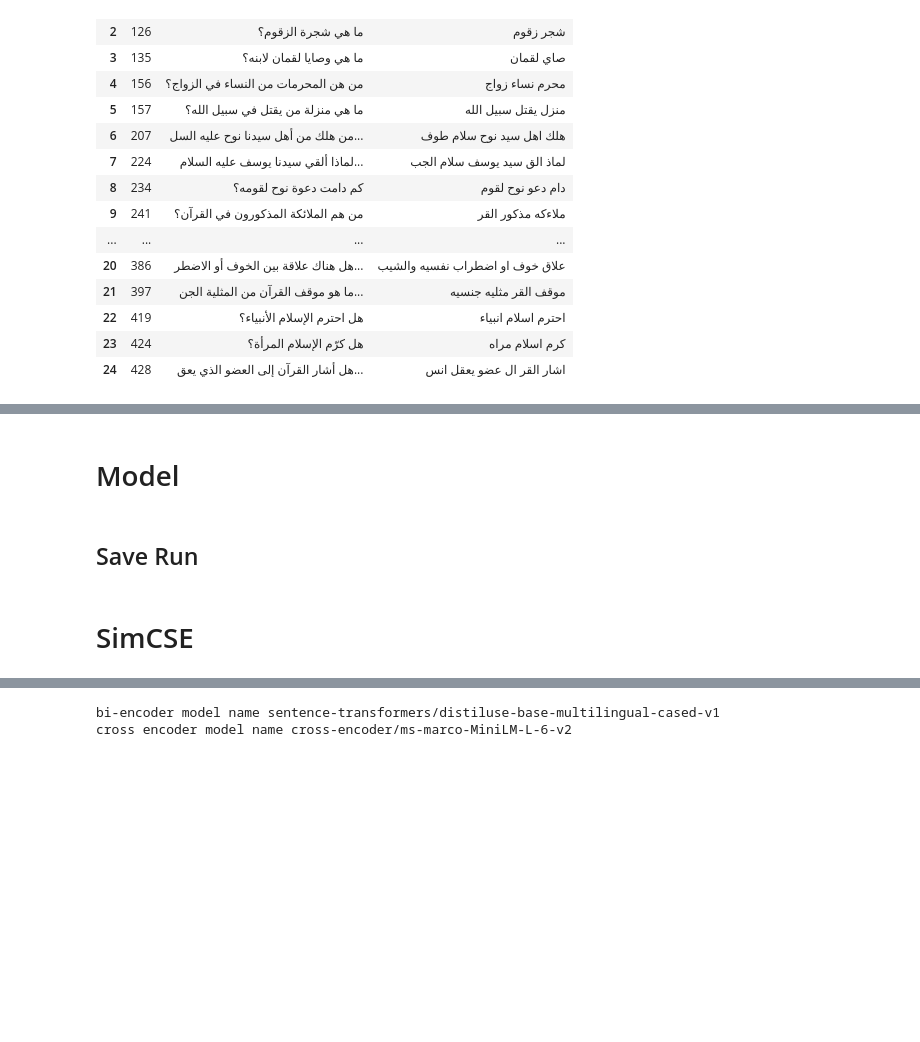
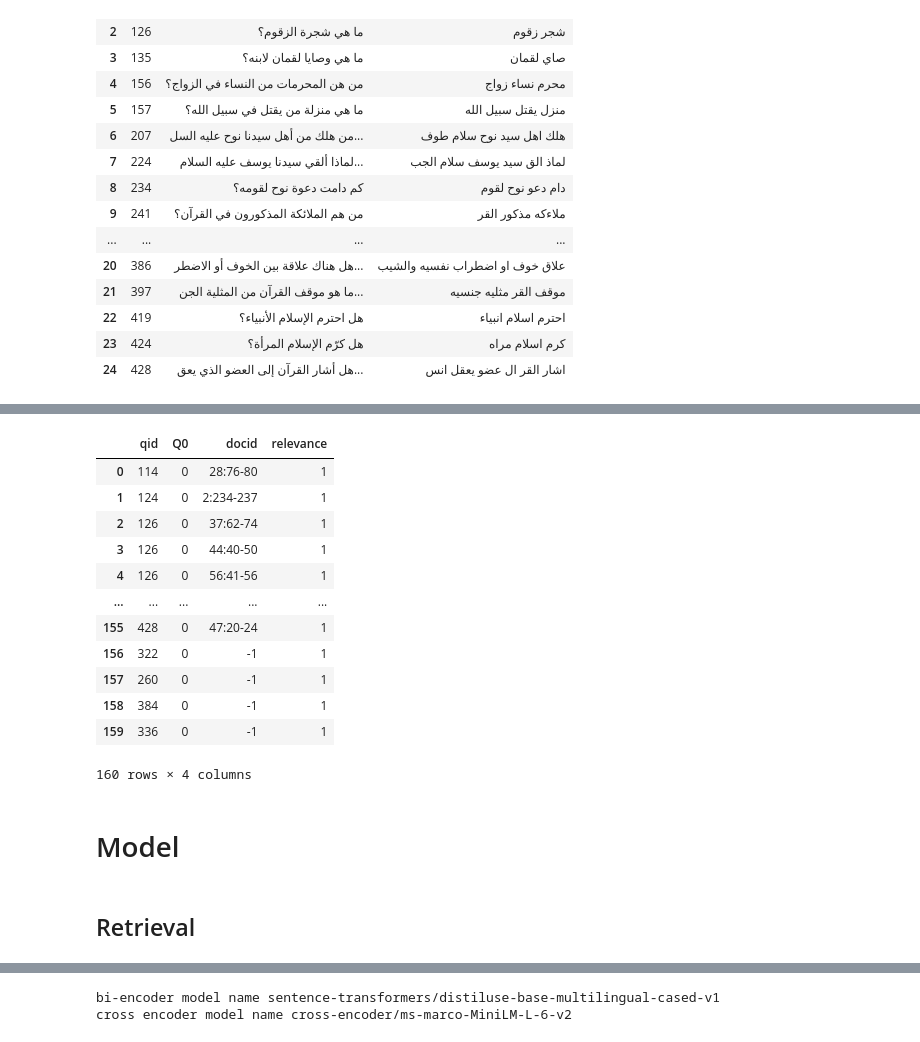
Before and after one commit to ghazaleh-mahmoodi/Quran-QA_2023_Shared-Task, a Jupyter notebook: Task A/code/BM25_baseline.ipynb, the cells around one changed output, grey strips where cells are left out. Saved outputs shown, nothing was run; the diff lists cells and outputs as text; code cells hidden in the pictures; blank space fills up the shorter version.

```diff
--- a/Task A/code/BM25_baseline.ipynb
+++ b/Task A/code/BM25_baseline.ipynb
@@ -250,4 +274,19 @@ Done with preparation!
+# %%
+df_qppair_dev = read_qrels_file(qp_pair_dev_path)
+df_qppair_dev
+# %% [output]
+|  | qid | Q0 | docid | relevance |
+| 0 | 114 | 0 | 28:76-80 | 1 |
+| 1 | 124 | 0 | 2:234-237 | 1 |
+| 2 | 126 | 0 | 37:62-74 | 1 |
+| 3 | 126 | 0 | 44:40-50 | 1 |
+| 4 | 126 | 0 | 56:41-56 | 1 |
+| ... | ... | ... | ... | ... |
+| 155 | 428 | 0 | 47:20-24 | 1 |
+| 156 | 322 | 0 | -1 | 1 |
+| 157 | 260 | 0 | -1 | 1 |
+| 158 | 384 | 0 | -1 | 1 |
+| 159 | 336 | 0 | -1 | 1 |
+160 rows × 4 columns
 # %% [markdown]
 # Model
-# %% [markdown]
-## Save Run
@@ -265,5 +293,5 @@ def save_query_passage_retrieval(result, tag, run_save_path=None):
 # %% [markdown]
-# SimCSE
+## Retrieval
 # %%
 # from simcse import SimSCE
 from torch.utils.data import DataLoader
```
Also changed, not shown: parts of 30 cells of this notebook, 2 other files.
